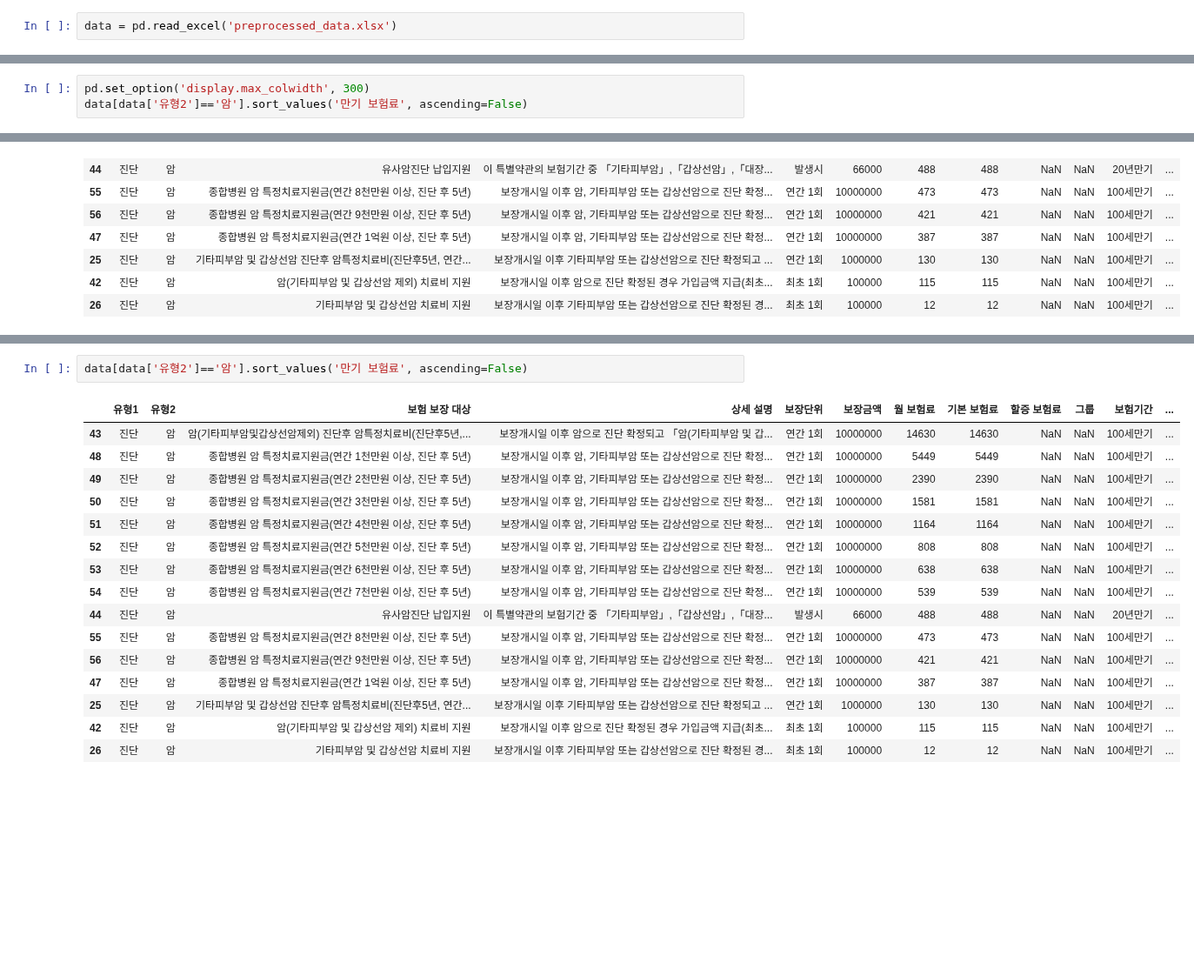
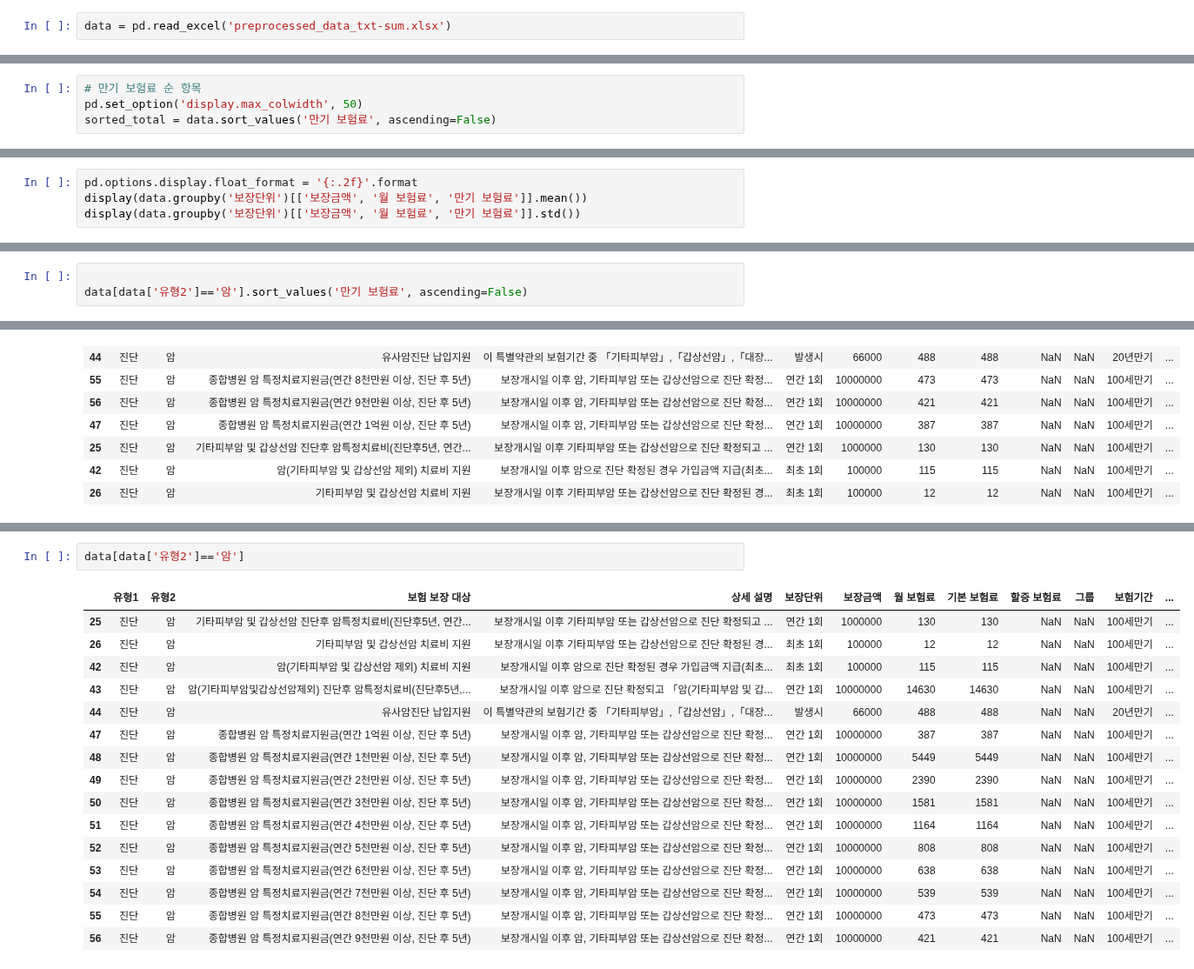
Before and after one commit to tiod0611/practice_language, a Jupyter notebook: python/데이터분석/insurance/insurance_분석.ipynb, the cells around one changed output, grey strips where cells are left out. Shown at 87% size. Saved outputs shown, nothing was run; the diff lists cells and outputs as text; blank space fills up the shorter version.

```diff
--- a/python/데이터분석/insurance/insurance_분석.ipynb
+++ b/python/데이터분석/insurance/insurance_분석.ipynb
@@ -12,7 +12,7 @@ please provide us feedback at https://github.com/pandas-dev/pandas/issues/54466
 
   import pandas as pd
 # %%
-data = pd.read_excel('preprocessed_data.xlsx')
+data = pd.read_excel('preprocessed_data_txt-sum.xlsx')
 # %%
 data.head()
 # %% [output]
@@ -24,0 +57,4 @@ data.head()
+# %%
+# 만기 보험료 순 항목
+pd.set_option('display.max_colwidth', 50)
+sorted_total = data.sort_values('만기 보험료', ascending=False)
@@ -24,0 +90,4 @@ data.head()
+# %%
+pd.options.display.float_format = '{:.2f}'.format
+display(data.groupby('보장단위')[['보장금액', '월 보험료', '만기 보험료']].mean())
+display(data.groupby('보장단위')[['보장금액', '월 보험료', '만기 보험료']].std())
@@ -70,7 +167,7 @@ data[data['유형2'].isin(['간병인1', '간병인2'])].sort_values('만기 보
 | 2 | 입원 | 간병인1 | (체증형)질병 입원 간병인 사용일당(1일이상)(요양병원 제외) | 보험기간 중 질병으로 병·의원(요양병원 제외) 등에 1일이상... | 1일 | 150000 | 25297 | 17265 | 8032.0 | NaN | 100세만기 | ... |
 | 6 | 입원 | 간병인2 | (체증형,20년후2배)질병 입원 간병인 사용일당(1 일이상)... | 보험기간 중 질병으로 병·의원(요양병원 제외) 등에 1일이상... | 1일 | 150000 | 26733 | 18240 | 8493.0 | NaN | 100세만기 | ... |
 # %%
-pd.set_option('display.max_colwidth', 300)
+
 data[data['유형2']=='암'].sort_values('만기 보험료', ascending=False)
 # %% [output]
 |  | 유형1 | 유형2 | 보험 보장 대상 | 상세 설명 | 보장단위 | 보장금액 | 월 보험료 | 기본 보험료 | 할증 보험료 | 그룹 | 보험기간 | ... |
@@ -168,8 +211,13 @@ data.sort_values('월 보험료', ascending=False)
 # %%
-data[data['유형2']=='암'].sort_values('만기 보험료', ascending=False)
+data[data['유형2']=='암']
 # %% [output]
 |  | 유형1 | 유형2 | 보험 보장 대상 | 상세 설명 | 보장단위 | 보장금액 | 월 보험료 | 기본 보험료 | 할증 보험료 | 그룹 | 보험기간 | ... |
+| 25 | 진단 | 암 | 기타피부암 및 갑상선암 진단후 암특정치료비(진단후5년, 연간... | 보장개시일 이후 기타피부암 또는 갑상선암으로 진단 확정되고 ... | 연간 1회 | 1000000 | 130 | 130 | NaN | NaN | 100세만기 | ... |
+| 26 | 진단 | 암 | 기타피부암 및 갑상선암 치료비 지원 | 보장개시일 이후 기타피부암 또는 갑상선암으로 진단 확정된 경... | 최초 1회 | 100000 | 12 | 12 | NaN | NaN | 100세만기 | ... |
+| 42 | 진단 | 암 | 암(기타피부암 및 갑상선암 제외) 치료비 지원 | 보장개시일 이후 암으로 진단 확정된 경우 가입금액 지급(최초... | 최초 1회 | 100000 | 115 | 115 | NaN | NaN | 100세만기 | ... |
 | 43 | 진단 | 암 | 암(기타피부암및갑상선암제외) 진단후 암특정치료비(진단후5년,... | 보장개시일 이후 암으로 진단 확정되고 「암(기타피부암 및 갑... | 연간 1회 | 10000000 | 14630 | 14630 | NaN | NaN | 100세만기 | ... |
+| 44 | 진단 | 암 | 유사암진단 납입지원 | 이 특별약관의 보험기간 중 「기타피부암」,「갑상선암」,「대장... | 발생시 | 66000 | 488 | 488 | NaN | NaN | 20년만기 | ... |
+| 47 | 진단 | 암 | 종합병원 암 특정치료지원금(연간 1억원 이상, 진단 후 5년) | 보장개시일 이후 암, 기타피부암 또는 갑상선암으로 진단 확정... | 연간 1회 | 10000000 | 387 | 387 | NaN | NaN | 100세만기 | ... |
 | 48 | 진단 | 암 | 종합병원 암 특정치료지원금(연간 1천만원 이상, 진단 후 5년) | 보장개시일 이후 암, 기타피부암 또는 갑상선암으로 진단 확정... | 연간 1회 | 10000000 | 5449 | 5449 | NaN | NaN | 100세만기 | ... |
 | 49 | 진단 | 암 | 종합병원 암 특정치료지원금(연간 2천만원 이상, 진단 후 5년) | 보장개시일 이후 암, 기타피부암 또는 갑상선암으로 진단 확정... | 연간 1회 | 10000000 | 2390 | 2390 | NaN | NaN | 100세만기 | ... |
 | 50 | 진단 | 암 | 종합병원 암 특정치료지원금(연간 3천만원 이상, 진단 후 5년) | 보장개시일 이후 암, 기타피부암 또는 갑상선암으로 진단 확정... | 연간 1회 | 10000000 | 1581 | 1581 | NaN | NaN | 100세만기 | ... |
@@ -177,10 +225,5 @@ data[data['유형2']=='암'].sort_values('만기 보험료', ascending=False)
 | 52 | 진단 | 암 | 종합병원 암 특정치료지원금(연간 5천만원 이상, 진단 후 5년) | 보장개시일 이후 암, 기타피부암 또는 갑상선암으로 진단 확정... | 연간 1회 | 10000000 | 808 | 808 | NaN | NaN | 100세만기 | ... |
 | 53 | 진단 | 암 | 종합병원 암 특정치료지원금(연간 6천만원 이상, 진단 후 5년) | 보장개시일 이후 암, 기타피부암 또는 갑상선암으로 진단 확정... | 연간 1회 | 10000000 | 638 | 638 | NaN | NaN | 100세만기 | ... |
 | 54 | 진단 | 암 | 종합병원 암 특정치료지원금(연간 7천만원 이상, 진단 후 5년) | 보장개시일 이후 암, 기타피부암 또는 갑상선암으로 진단 확정... | 연간 1회 | 10000000 | 539 | 539 | NaN | NaN | 100세만기 | ... |
-| 44 | 진단 | 암 | 유사암진단 납입지원 | 이 특별약관의 보험기간 중 「기타피부암」,「갑상선암」,「대장... | 발생시 | 66000 | 488 | 488 | NaN | NaN | 20년만기 | ... |
 | 55 | 진단 | 암 | 종합병원 암 특정치료지원금(연간 8천만원 이상, 진단 후 5년) | 보장개시일 이후 암, 기타피부암 또는 갑상선암으로 진단 확정... | 연간 1회 | 10000000 | 473 | 473 | NaN | NaN | 100세만기 | ... |
 | 56 | 진단 | 암 | 종합병원 암 특정치료지원금(연간 9천만원 이상, 진단 후 5년) | 보장개시일 이후 암, 기타피부암 또는 갑상선암으로 진단 확정... | 연간 1회 | 10000000 | 421 | 421 | NaN | NaN | 100세만기 | ... |
-| 47 | 진단 | 암 | 종합병원 암 특정치료지원금(연간 1억원 이상, 진단 후 5년) | 보장개시일 이후 암, 기타피부암 또는 갑상선암으로 진단 확정... | 연간 1회 | 10000000 | 387 | 387 | NaN | NaN | 100세만기 | ... |
-| 25 | 진단 | 암 | 기타피부암 및 갑상선암 진단후 암특정치료비(진단후5년, 연간... | 보장개시일 이후 기타피부암 또는 갑상선암으로 진단 확정되고 ... | 연간 1회 | 1000000 | 130 | 130 | NaN | NaN | 100세만기 | ... |
-| 42 | 진단 | 암 | 암(기타피부암 및 갑상선암 제외) 치료비 지원 | 보장개시일 이후 암으로 진단 확정된 경우 가입금액 지급(최초... | 최초 1회 | 100000 | 115 | 115 | NaN | NaN | 100세만기 | ... |
-| 26 | 진단 | 암 | 기타피부암 및 갑상선암 치료비 지원 | 보장개시일 이후 기타피부암 또는 갑상선암으로 진단 확정된 경... | 최초 1회 | 100000 | 12 | 12 | NaN | NaN | 100세만기 | ... |
```
Also changed, not shown: parts of 17 cells of this notebook, 2 other files.
